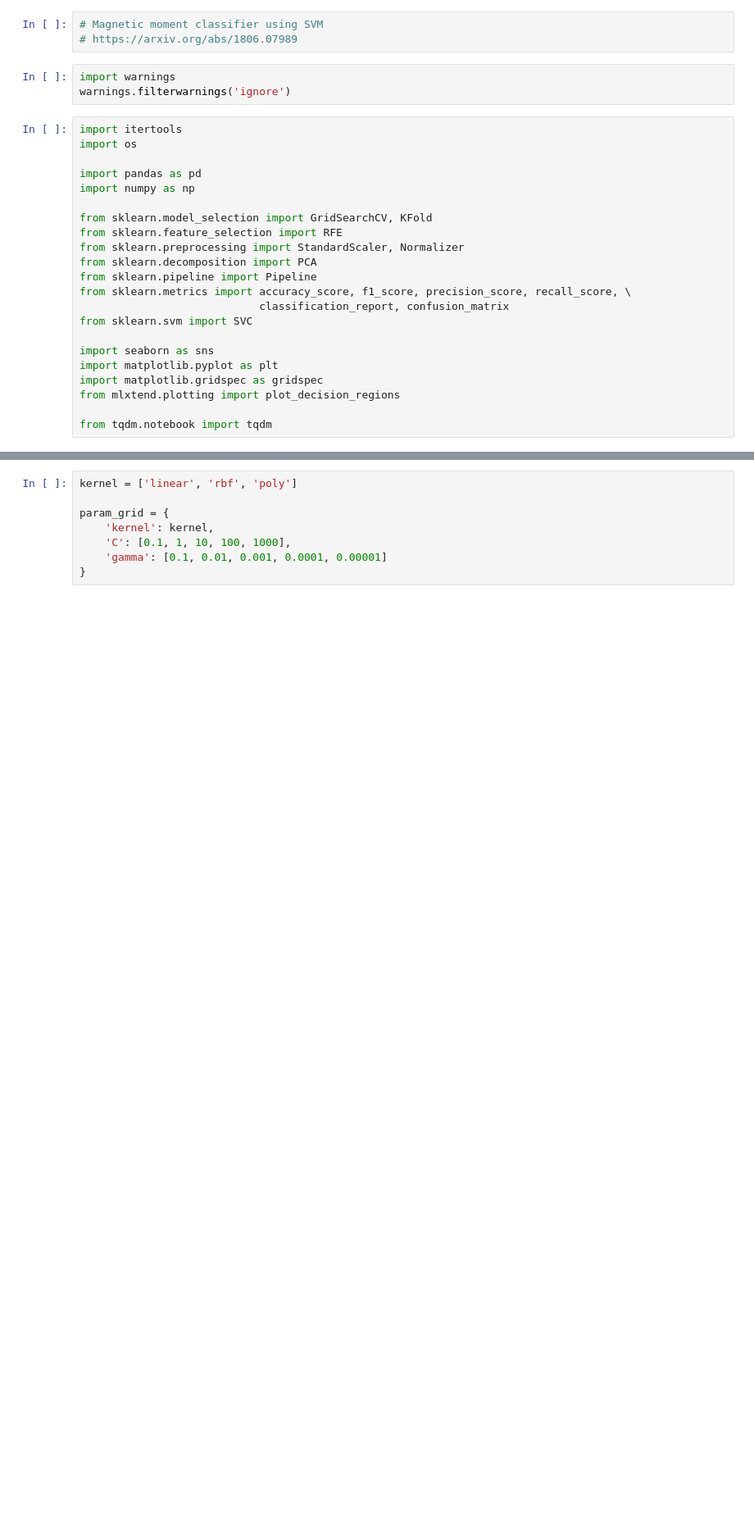
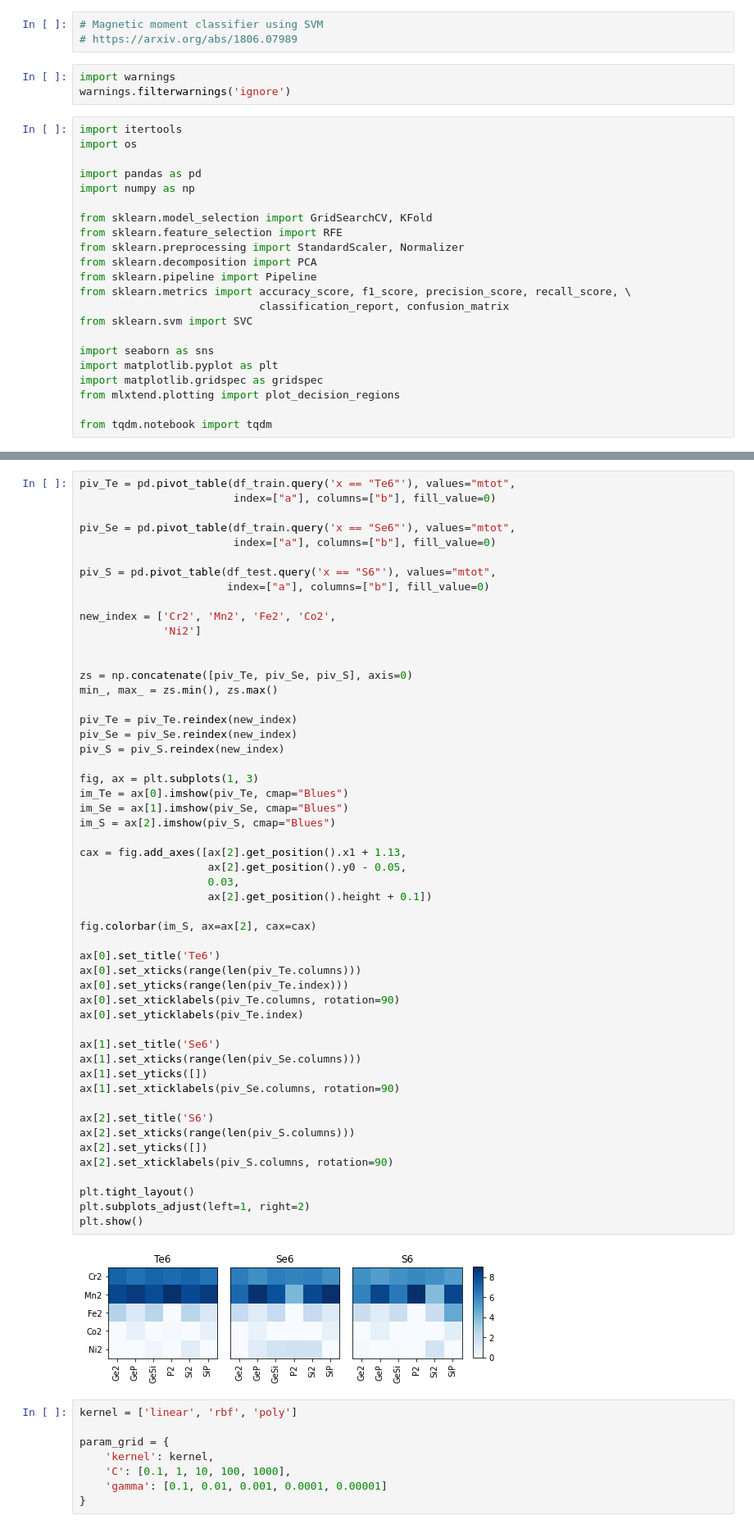
Before and after one commit to maarlf/vasp, a Jupyter notebook: notebooks/svm_classifier.ipynb, the cells around one changed output, grey strips where cells are left out. Shown at 82% size. Drawn from its saved outputs; the diff is of its cells as text; blank space fills up the shorter version.

Commit message:
update datasets for pivot

```diff
--- a/notebooks/svm_classifier.ipynb
+++ b/notebooks/svm_classifier.ipynb
@@ -42,3 +52,57 @@ y_test = df_test['class'].values
+# %%
+piv_Te = pd.pivot_table(df_train.query('x == "Te6"'), values="mtot",
+                        index=["a"], columns=["b"], fill_value=0)
+
+piv_Se = pd.pivot_table(df_train.query('x == "Se6"'), values="mtot",
+                        index=["a"], columns=["b"], fill_value=0)
+
+piv_S = pd.pivot_table(df_test.query('x == "S6"'), values="mtot",
+                       index=["a"], columns=["b"], fill_value=0)
+
+new_index = ['Cr2', 'Mn2', 'Fe2', 'Co2',
+             'Ni2']
+
+
+zs = np.concatenate([piv_Te, piv_Se, piv_S], axis=0)
+min_, max_ = zs.min(), zs.max()
+
+piv_Te = piv_Te.reindex(new_index)
+piv_Se = piv_Se.reindex(new_index)
+piv_S = piv_S.reindex(new_index)
+
+fig, ax = plt.subplots(1, 3)
+im_Te = ax[0].imshow(piv_Te, cmap="Blues")
+im_Se = ax[1].imshow(piv_Se, cmap="Blues")
+im_S = ax[2].imshow(piv_S, cmap="Blues")
+
+cax = fig.add_axes([ax[2].get_position().x1 + 1.13,
+                    ax[2].get_position().y0 - 0.05,
+                    0.03,
+                    ax[2].get_position().height + 0.1])
+
+fig.colorbar(im_S, ax=ax[2], cax=cax)
+
+ax[0].set_title('Te6')
+ax[0].set_xticks(range(len(piv_Te.columns)))
+ax[0].set_yticks(range(len(piv_Te.index)))
+ax[0].set_xticklabels(piv_Te.columns, rotation=90)
+ax[0].set_yticklabels(piv_Te.index)
+
+ax[1].set_title('Se6')
+ax[1].set_xticks(range(len(piv_Se.columns)))
+ax[1].set_yticks([])
+ax[1].set_xticklabels(piv_Se.columns, rotation=90)
+
+ax[2].set_title('S6')
+ax[2].set_xticks(range(len(piv_S.columns)))
+ax[2].set_yticks([])
+ax[2].set_xticklabels(piv_S.columns, rotation=90)
+
+plt.tight_layout()
+plt.subplots_adjust(left=1, right=2)
+plt.show()
+# %% [output]
+[figure, added]
 # %%
 kernel = ['linear', 'rbf', 'poly']
 
```
Also changed, not shown: parts of 8 cells of this notebook, 2 other files.
